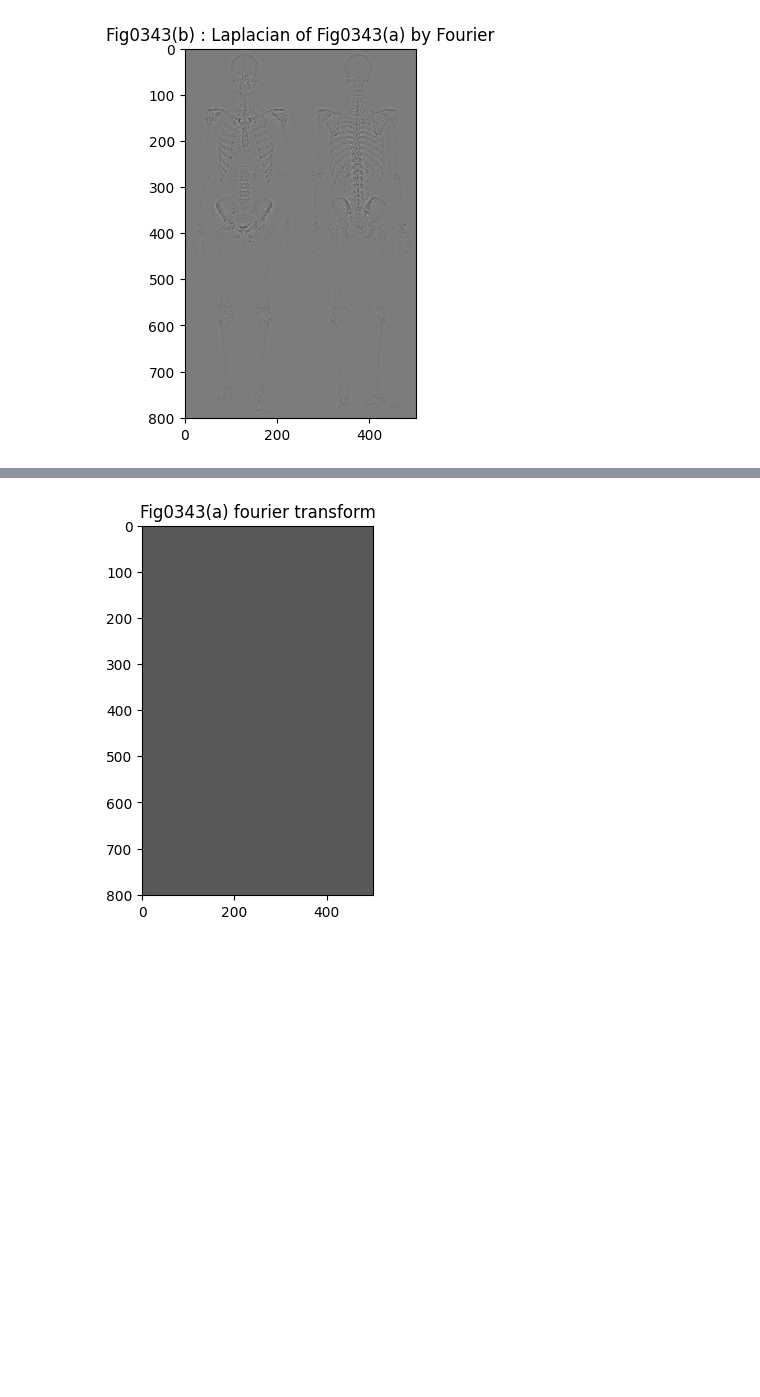
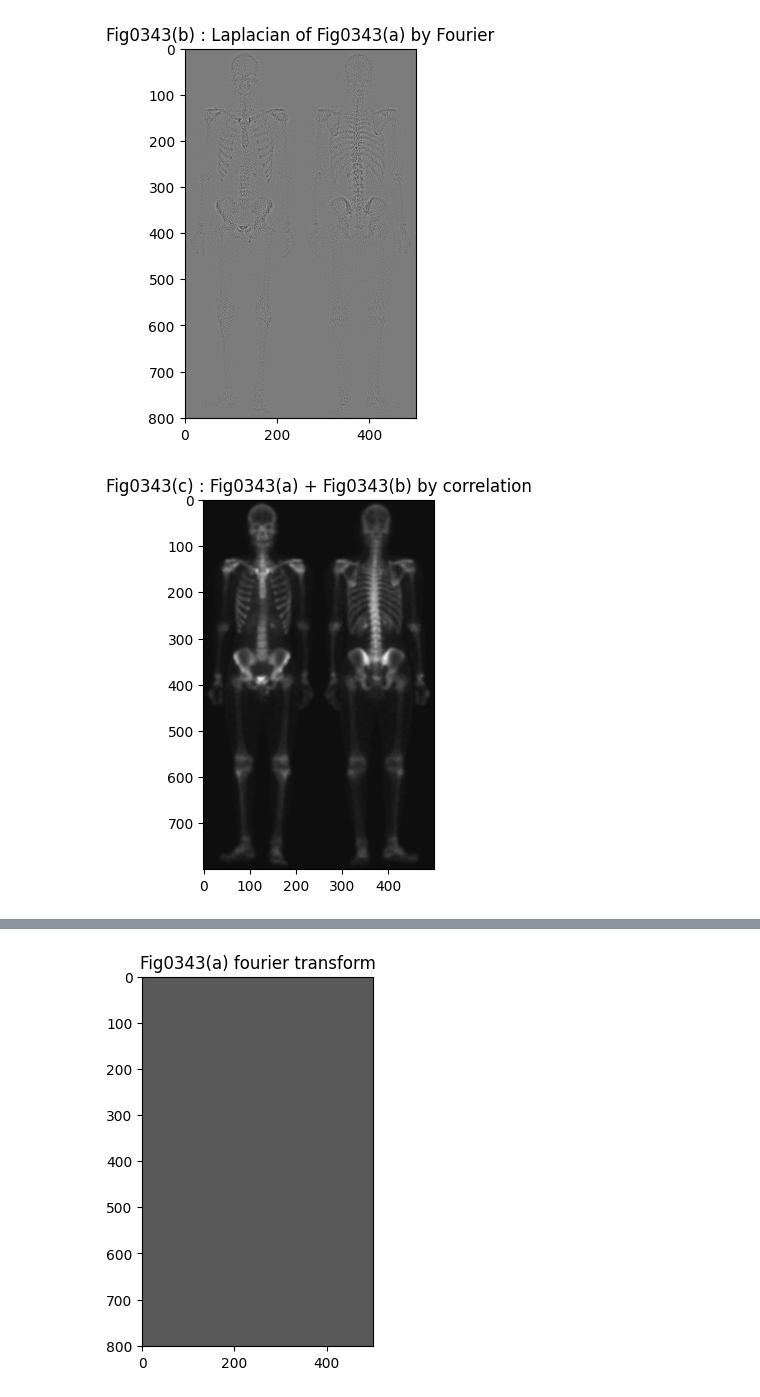
Before and after one commit to fouad1233/image_processing_tutorials, a Jupyter notebook: 005_frequency_domain_filtering/main.ipynb, the cells around one changed output, grey strips where cells are left out. Drawn from its saved outputs; the diff is of its cells as text; code cells hidden in the pictures; blank space fills up the shorter version.

Commit message:
Fig 0343(c) obtained by time domain and frequency domain

```diff
--- a/005_frequency_domain_filtering/main.ipynb
+++ b/005_frequency_domain_filtering/main.ipynb
@@ -96,3 +96,12 @@ plt.imshow(np.real(fig_03_43_b_inverse_fourier), cmap='gray')
 # %% [output]
 <matplotlib.image.AxesImage at 0x...>
 [figure]
+# %%
+fig_03_43_c_time_domain = fig_03_43_a_analyzer.image_array + fig_03_43_b_time_domain
+# %%
+plt.figure()
+plt.title("Fig0343(c) : Fig0343(a) + Fig0343(b) by correlation")
+plt.imshow(fig_03_43_c_time_domain, cmap='gray')
+plt.show()
+# %% [output]
+[figure, added]
```
Also changed, not shown: parts of 3 cells of this notebook.
